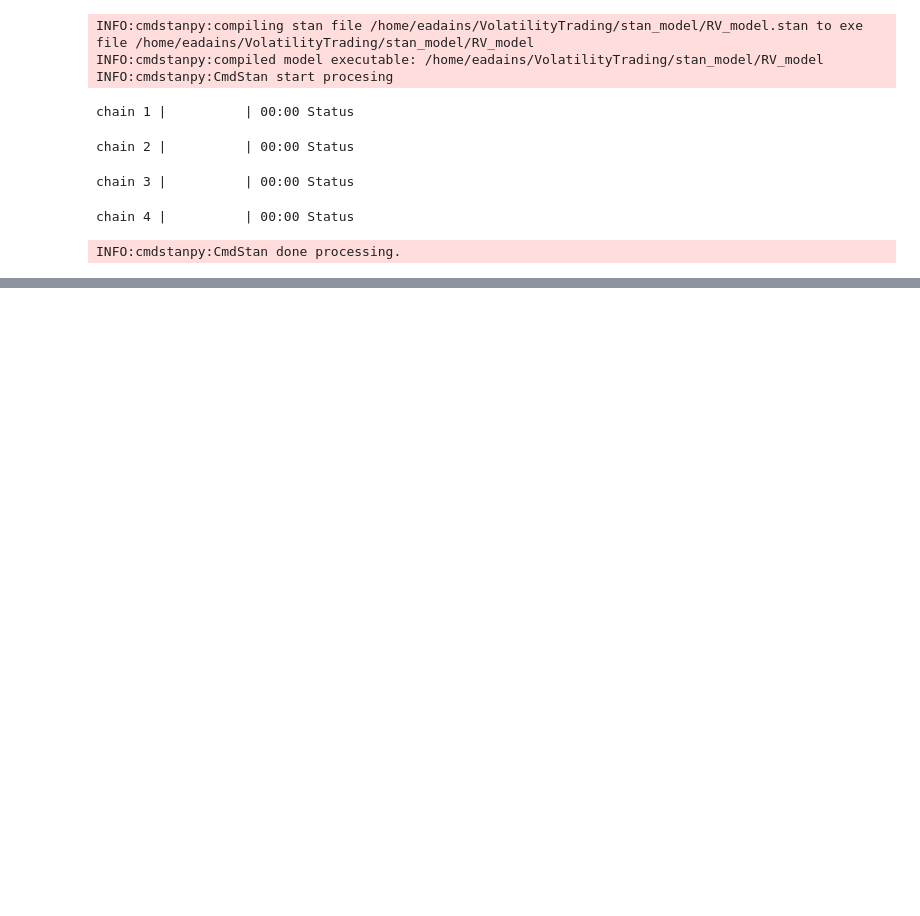
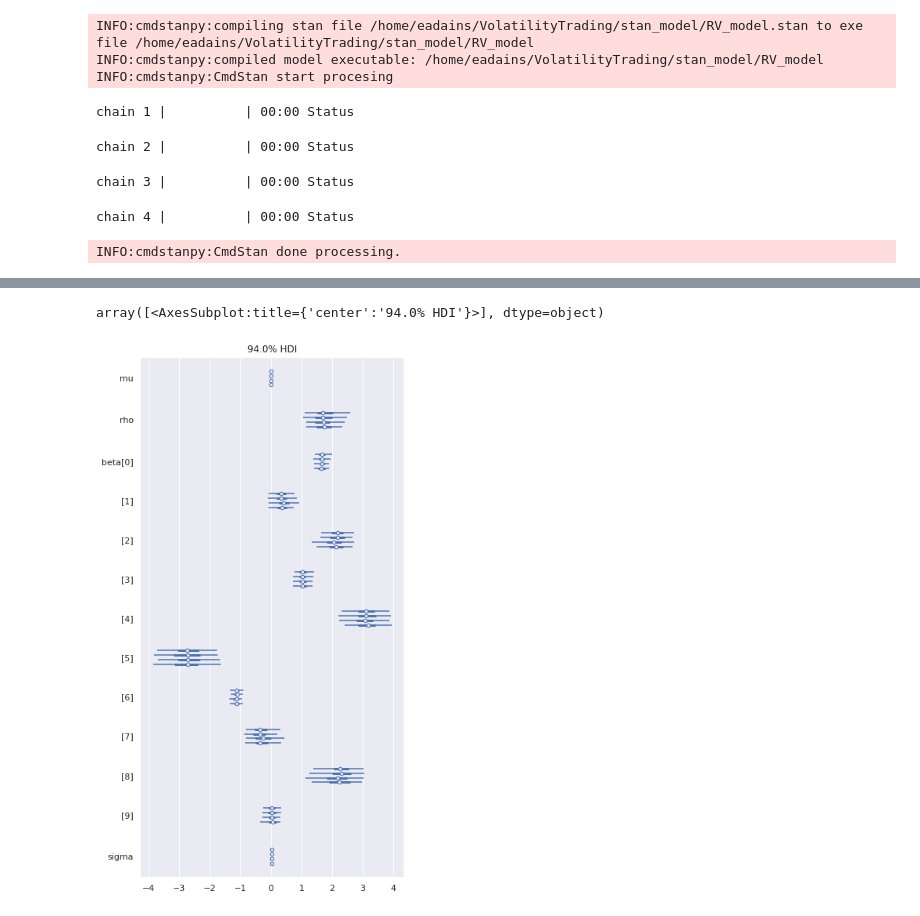
Before and after one commit to eadains/VolatilityTrading, a Jupyter notebook: RV_model_jumps.ipynb, the cells around one changed output, grey strips where cells are left out. Cells and saved outputs as stored; diff of their text form; code cells hidden in the pictures; blank space fills up the shorter version.

```diff
--- a/RV_model_jumps.ipynb
+++ b/RV_model_jumps.ipynb
@@ -15,25 +15,27 @@ from config import FIRSTRATE_URL
 sns.set_theme()
 plt.rcParams["figure.figsize"] = (15, 10)
 # %%
-def CalcReturns(prices: pd.Series) -> pd.Series:
+def CalcReturns(prices: pd.Series, period=1) -> pd.Series:
     """
     Calculates log returns
 
     :param prices: series of prices
+    :param period: period used to calculate returns. 1 means single period
     :returns: log returns
     """
-    log_returns = np.log(prices) - np.log(prices.shift(1))
+    log_returns = np.log(prices) - np.log(prices.shift(period))
     return log_returns.dropna()
 
 
-def CalcNegReturns(prices: pd.Series) -> pd.Series:
+def CalcNegReturns(prices: pd.Series, period=1) -> pd.Series:
     """
     Calculates log returns and sets all positive returns to 0
 
     :param prices: series of prices
+    :param period: period used to calculate returns. 1 means single period
     :returns: log returns with positive returns set to 0
     """
-    log_returns = CalcReturns(prices)
+    log_returns = CalcReturns(prices, period)
     indicator = np.where(log_returns < 0, 1, 0)
     return indicator * log_returns
 
@@ -251,3 +274,8 @@ array([[<AxesSubplot:title={'center':'mu'}>,
+# %%
+az.plot_forest(model_data, var_names=["mu", "rho", "beta", "sigma"])
+# %% [output]
+array([<AxesSubplot:title={'center':'94.0% HDI'}>], dtype=object)
+[figure, added]
 # %%
 y_hat = model_data.posterior_predictive.y_tilde.values.reshape(1000, -1)
 mean = np.mean(y_hat, axis=1)
```
Also changed, not shown: parts of 15 cells of this notebook, 3 other files.
